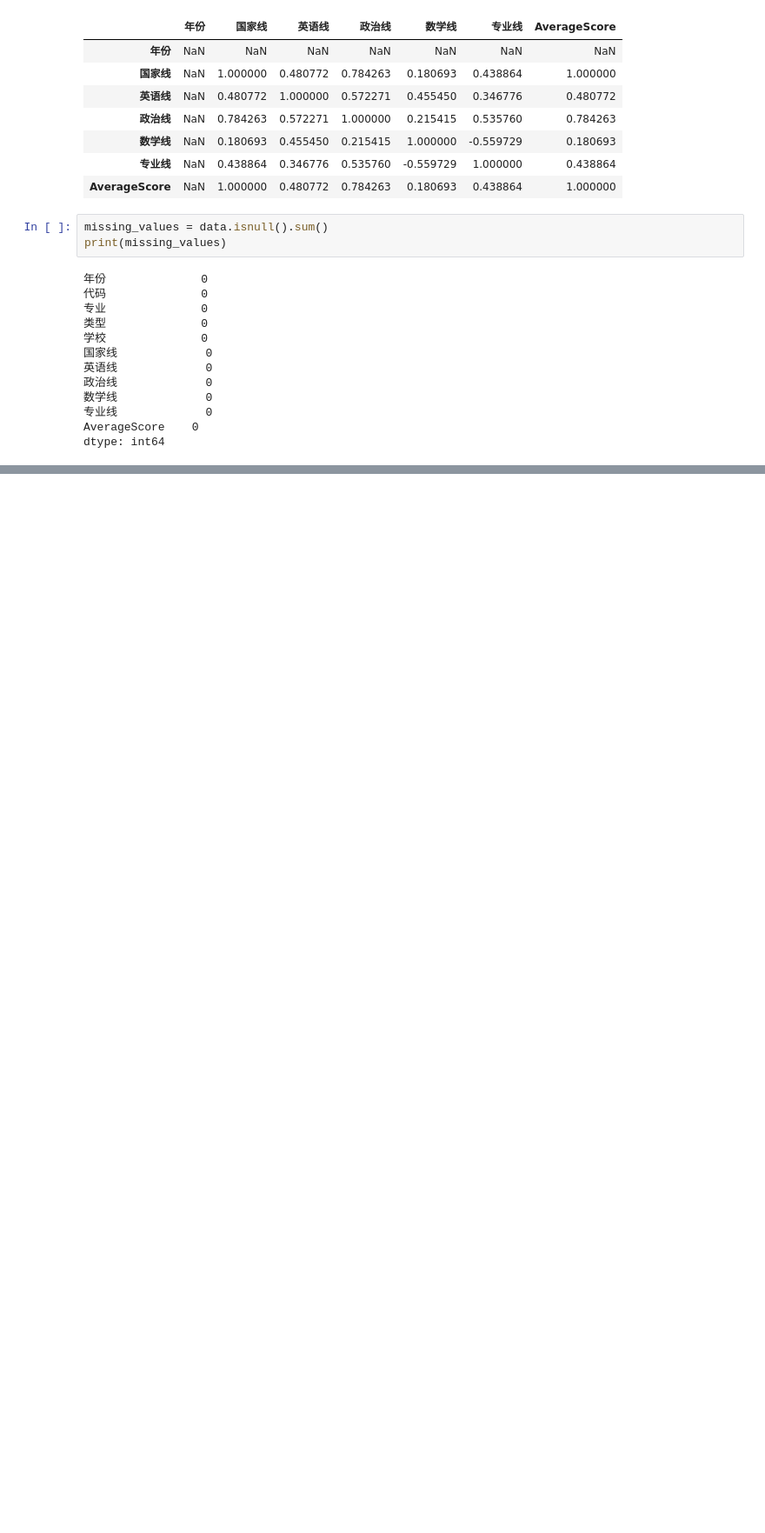
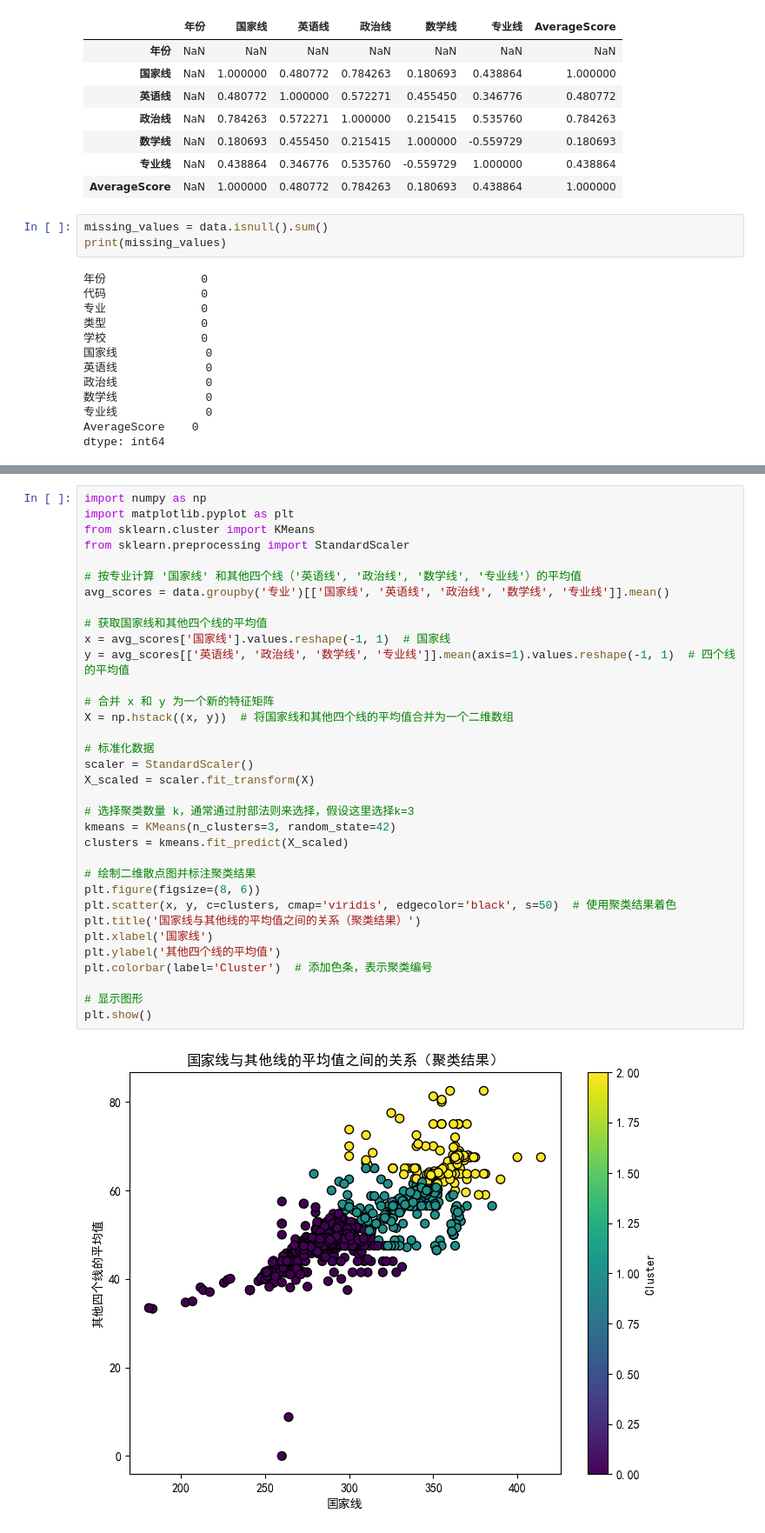
Before and after one commit to rainbowyuyu/dm_design, a Jupyter notebook: data_show.ipynb, the cells around one changed output, grey strips where cells are left out. Shown: that part at 87% size. Saved outputs shown, nothing was run; the diff lists cells and outputs as text; blank space fills up the shorter version.

```diff
--- a/data_show.ipynb
+++ b/data_show.ipynb
@@ -176,0 +196,36 @@ plt.show()
+# %%
+import numpy as np
+import matplotlib.pyplot as plt
+from sklearn.cluster import KMeans
+from sklearn.preprocessing import StandardScaler
+
+# 按专业计算 '国家线' 和其他四个线（'英语线', '政治线', '数学线', '专业线'）的平均值
+avg_scores = data.groupby('专业')[['国家线', '英语线', '政治线', '数学线', '专业线']].mean()
+
+# 获取国家线和其他四个线的平均值
+x = avg_scores['国家线'].values.reshape(-1, 1)  # 国家线
+y = avg_scores[['英语线', '政治线', '数学线', '专业线']].mean(axis=1).values.reshape(-1, 1)  # 四个线的平均值
+
+# 合并 x 和 y 为一个新的特征矩阵
+X = np.hstack((x, y))  # 将国家线和其他四个线的平均值合并为一个二维数组
+
+# 标准化数据
+scaler = StandardScaler()
+X_scaled = scaler.fit_transform(X)
+
+# 选择聚类数量 k，通常通过肘部法则来选择，假设这里选择k=3
+kmeans = KMeans(n_clusters=3, random_state=42)
+clusters = kmeans.fit_predict(X_scaled)
+
+# 绘制二维散点图并标注聚类结果
+plt.figure(figsize=(8, 6))
+plt.scatter(x, y, c=clusters, cmap='viridis', edgecolor='black', s=50)  # 使用聚类结果着色
+plt.title('国家线与其他线的平均值之间的关系（聚类结果）')
+plt.xlabel('国家线')
+plt.ylabel('其他四个线的平均值')
+plt.colorbar(label='Cluster')  # 添加色条，表示聚类编号
+
+# 显示图形
+plt.show()
+# %% [output]
+[figure, added]
```
Also changed, not shown: parts of 4 cells of this notebook, 1 other file.
